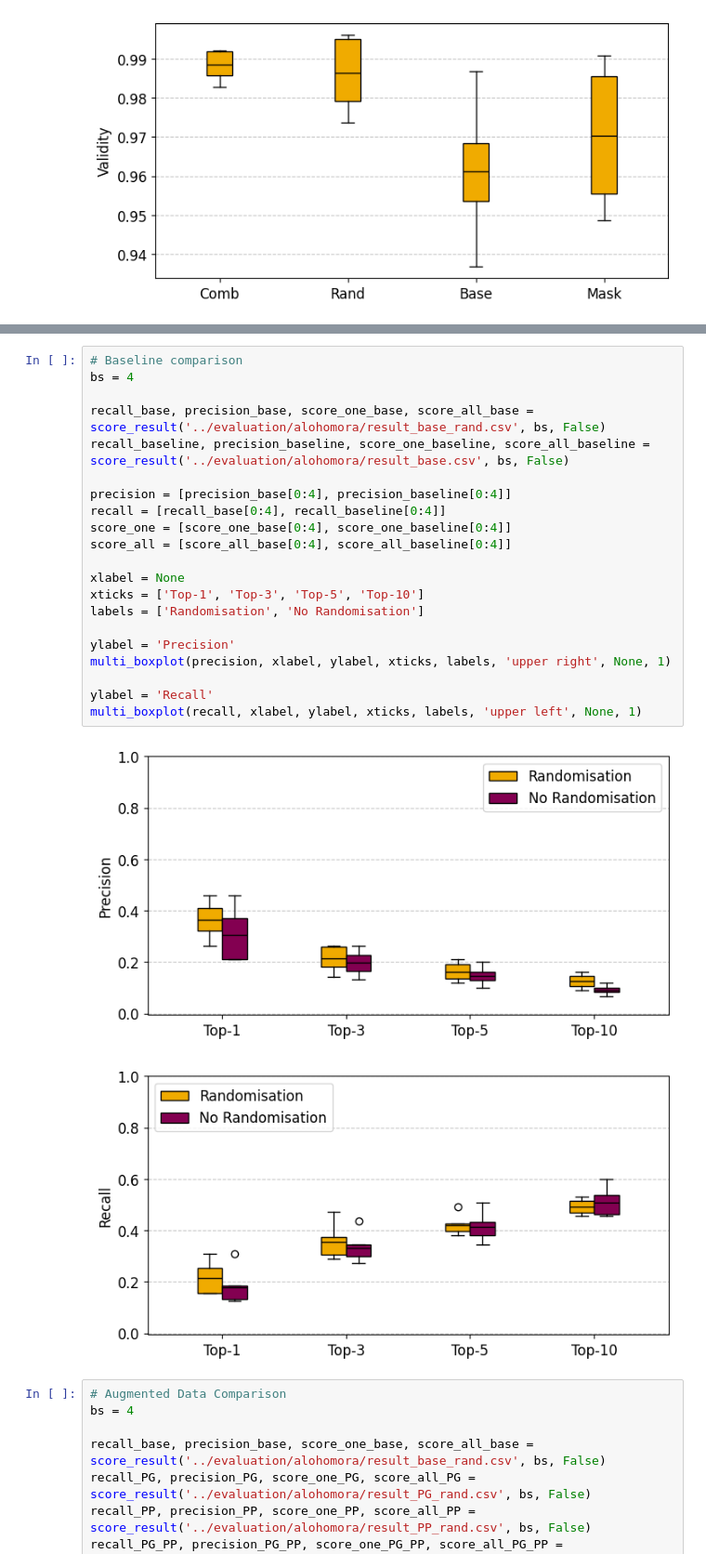
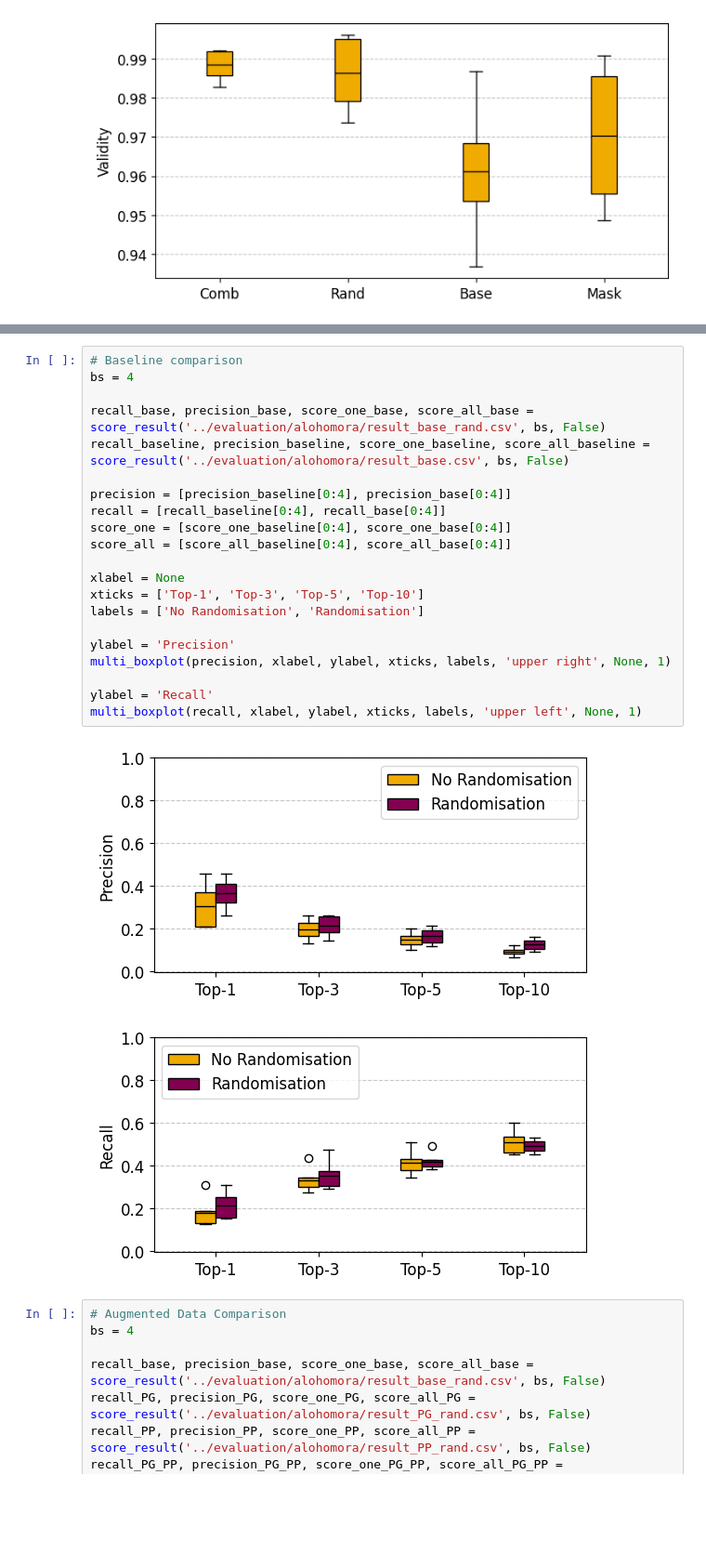
Before and after one commit to tsofiac/LAGOM, a Jupyter notebook: for_report_and_presentation/presentation_plots.ipynb, the cells around one changed output, grey strips where cells are left out. Shown at 93% size. Cells and saved outputs as stored; diff of their text form; blank space fills up the shorter version.

Commit message:
new presentation plots

```diff
--- a/for_report_and_presentation/presentation_plots.ipynb
+++ b/for_report_and_presentation/presentation_plots.ipynb
@@ -471,27 +472,27 @@ multi_boxplot(recall, xlabel, ylabel, xticks, labels, 'upper left', None, 1)
 # %%
 # Baseline comparison
 bs = 4
 
 recall_base, precision_base, score_one_base, score_all_base = score_result('../evaluation/alohomora/result_base_rand.csv', bs, False)
 recall_baseline, precision_baseline, score_one_baseline, score_all_baseline = score_result('../evaluation/alohomora/result_base.csv', bs, False)
 
-precision = [precision_base[0:4], precision_baseline[0:4]]
-recall = [recall_base[0:4], recall_baseline[0:4]]
-score_one = [score_one_base[0:4], score_one_baseline[0:4]]
-score_all = [score_all_base[0:4], score_all_baseline[0:4]]
+precision = [precision_baseline[0:4], precision_base[0:4]]
+recall = [recall_baseline[0:4], recall_base[0:4]]
+score_one = [score_one_baseline[0:4], score_one_base[0:4]]
+score_all = [score_all_baseline[0:4], score_all_base[0:4]]
 
 xlabel = None
 xticks = ['Top-1', 'Top-3', 'Top-5', 'Top-10']
-labels = ['Randomisation', 'No Randomisation']
+labels = ['No Randomisation', 'Randomisation']
 
 ylabel = 'Precision'
 multi_boxplot(precision, xlabel, ylabel, xticks, labels, 'upper right', None, 1)
 
 ylabel = 'Recall'
 multi_boxplot(recall, xlabel, ylabel, xticks, labels, 'upper left', None, 1)
 # %% [output]
-[figure, old version]
+[figure, new version]
-[figure, old version]
+[figure, new version]
 # %%
 # Augmented Data Comparison
 bs = 4
```
Also changed, not shown: parts of 5 cells of this notebook.
